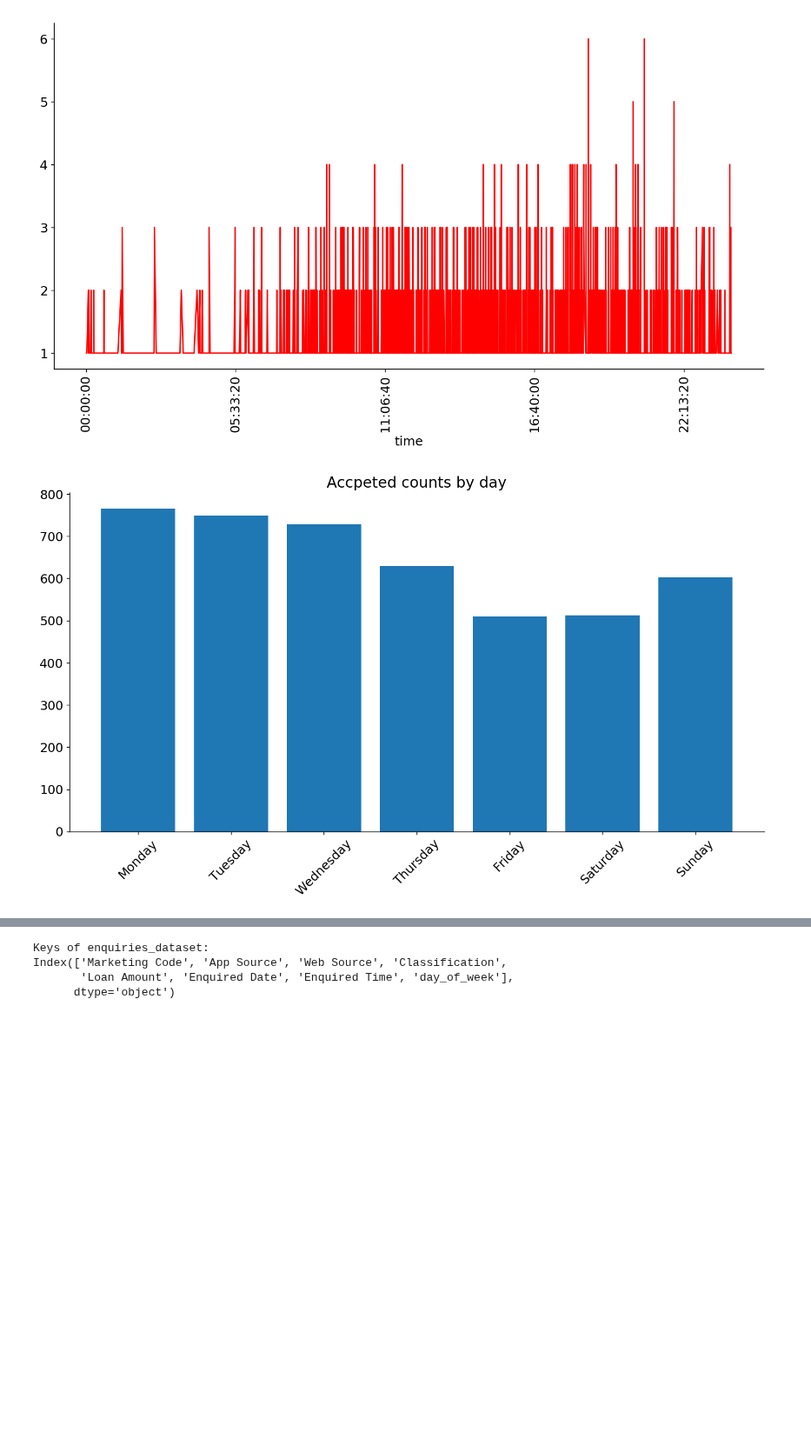
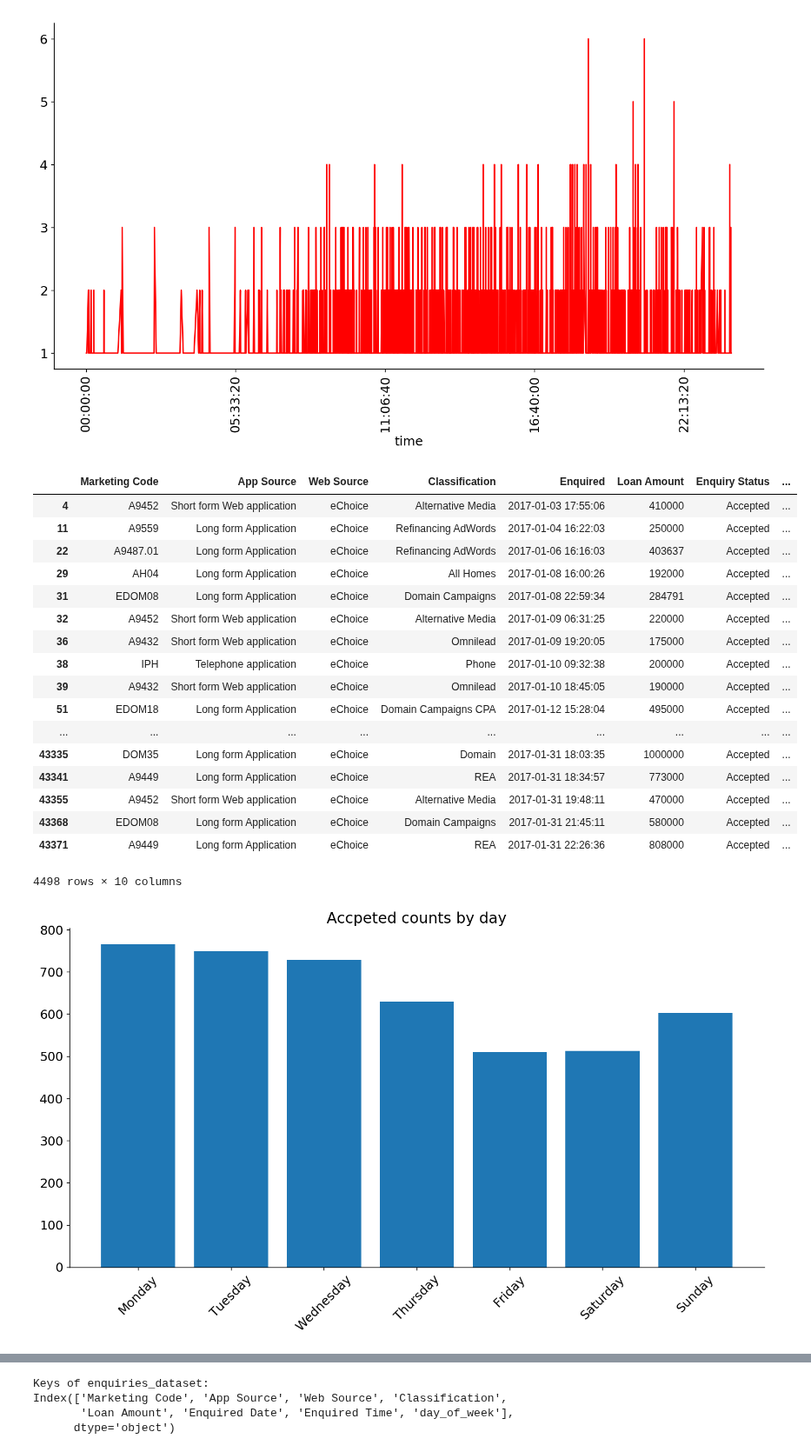
Before and after one commit to MagicMike90/customer-interest, a Jupyter notebook: enquiry.ipynb, the cells around one changed output, grey strips where cells are left out. Shown at 87% size. Saved outputs shown, nothing was run; the diff lists cells and outputs as text; code cells hidden in the pictures; blank space fills up the shorter version.

```diff
--- a/enquiry.ipynb
+++ b/enquiry.ipynb
@@ -90,6 +90,7 @@ plt.show()
 import calendar
 
 plt_accepted = data_set.loc[data_set['Enquiry Status'] == 'Accepted']
+display(plt_accepted)
 
 # get and sort acceptances by day
 count_day_accepted = plt_accepted.groupby(['day_of_week']).size().reset_index(name="counts")
@@ -105,33 +106,51 @@ count_day_rejected = plt_rejected.groupby(['day_of_week']).size().reset_index(na
 weekdays = list(calendar.day_name)
 mapping = {day: i for i, day in enumerate(weekdays)}
 key = count_day_rejected['day_of_week'].map(mapping)
 count_day_rejected = count_day_rejected.iloc[key.argsort()].reset_index(drop=True)
 
 
 
 plt_X1 = plt_accepted[['Loan Amount','day_of_week']]
 plt_y1 = plt_accepted[['Enquiry Status']]
 
 # ax = count_day.plot()
 # ax.set_xlabel("Day")
 # plt.plot_date(x=count_day['day_of_week'], y=count_day['counts'],fmt="r-")
 # plt.plot_date(x=count_date['Enquired Date'], y=count_date['counts'],fmt="r-")
 
 # plt.plot(count_day_accepted['day_of_week'], count_day_accepted['counts'])
 # plt.xticks(rotation=45)
 # plt.show()
 
 # print(count_day_accepted['day_of_week'].shape[0])
 plt.title('Accpeted counts by day')
 plt.bar(range(count_day_accepted['day_of_week'].shape[0]), count_day_accepted['counts'])
 plt.xticks(range(count_day_accepted['day_of_week'].shape[0]),count_day_accepted['day_of_week'].values, rotation=45)
 plt.show()
 
 plt.title('Rejected counts by day')
 plt.bar(range(count_day_rejected['day_of_week'].shape[0]), count_day_rejected['counts'])
 plt.xticks(range(count_day_rejected['day_of_week'].shape[0]),count_day_rejected['day_of_week'].values, rotation=45)
 plt.show()
 # %% [output]
+|  | Marketing Code | App Source | Web Source | Classification | Enquired | Loan Amount | Enquiry Status | ... |
+| 4 | A9452 | Short form Web application | eChoice | Alternative Media | 2017-01-03 17:55:06 | 410000 | Accepted | ... |
+| 11 | A9559 | Long form Application | eChoice | Refinancing AdWords | 2017-01-04 16:22:03 | 250000 | Accepted | ... |
+| 22 | A9487.01 | Long form Application | eChoice | Refinancing AdWords | 2017-01-06 16:16:03 | 403637 | Accepted | ... |
+| 29 | AH04 | Long form Application | eChoice | All Homes | 2017-01-08 16:00:26 | 192000 | Accepted | ... |
+| 31 | EDOM08 | Long form Application | eChoice | Domain Campaigns | 2017-01-08 22:59:34 | 284791 | Accepted | ... |
+| 32 | A9452 | Short form Web application | eChoice | Alternative Media | 2017-01-09 06:31:25 | 220000 | Accepted | ... |
+| 36 | A9432 | Short form Web application | eChoice | Omnilead | 2017-01-09 19:20:05 | 175000 | Accepted | ... |
+| 38 | IPH | Telephone application | eChoice | Phone | 2017-01-10 09:32:38 | 200000 | Accepted | ... |
+| 39 | A9432 | Short form Web application | eChoice | Omnilead | 2017-01-10 18:45:05 | 190000 | Accepted | ... |
+| 51 | EDOM18 | Long form Application | eChoice | Domain Campaigns CPA | 2017-01-12 15:28:04 | 495000 | Accepted | ... |
+| ... | ... | ... | ... | ... | ... | ... | ... | ... |
+| 43335 | DOM35 | Long form Application | eChoice | Domain | 2017-01-31 18:03:35 | 1000000 | Accepted | ... |
+| 43341 | A9449 | Long form Application | eChoice | REA | 2017-01-31 18:34:57 | 773000 | Accepted | ... |
+| 43355 | A9452 | Short form Web application | eChoice | Alternative Media | 2017-01-31 19:48:11 | 470000 | Accepted | ... |
+| 43368 | EDOM08 | Long form Application | eChoice | Domain Campaigns | 2017-01-31 21:45:11 | 580000 | Accepted | ... |
+| 43371 | A9449 | Long form Application | eChoice | REA | 2017-01-31 22:26:36 | 808000 | Accepted | ... |
+4498 rows × 10 columns
 [figure]
 [figure]
 # %%
```
Also changed, not shown: parts of 5 cells of this notebook, 2 other files.
